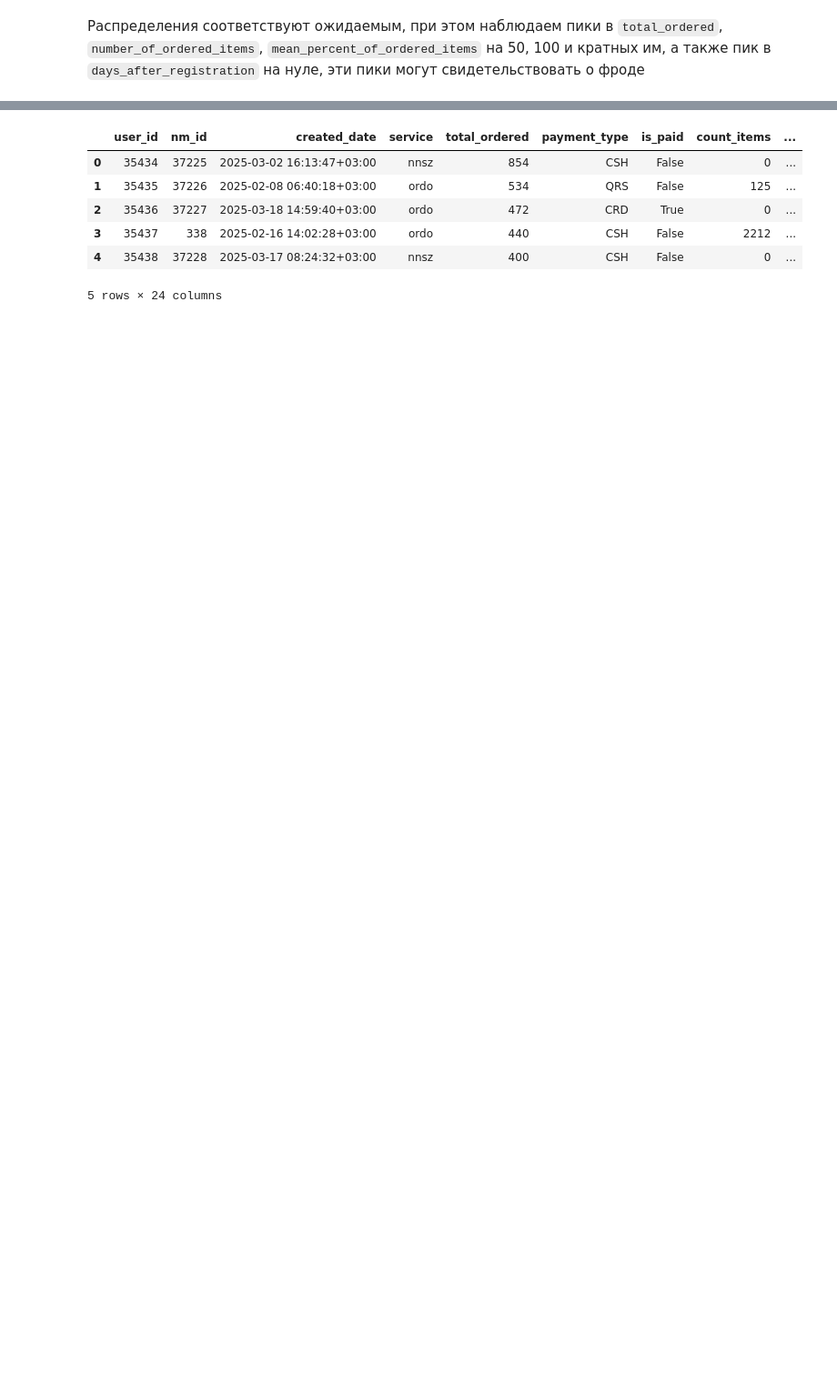
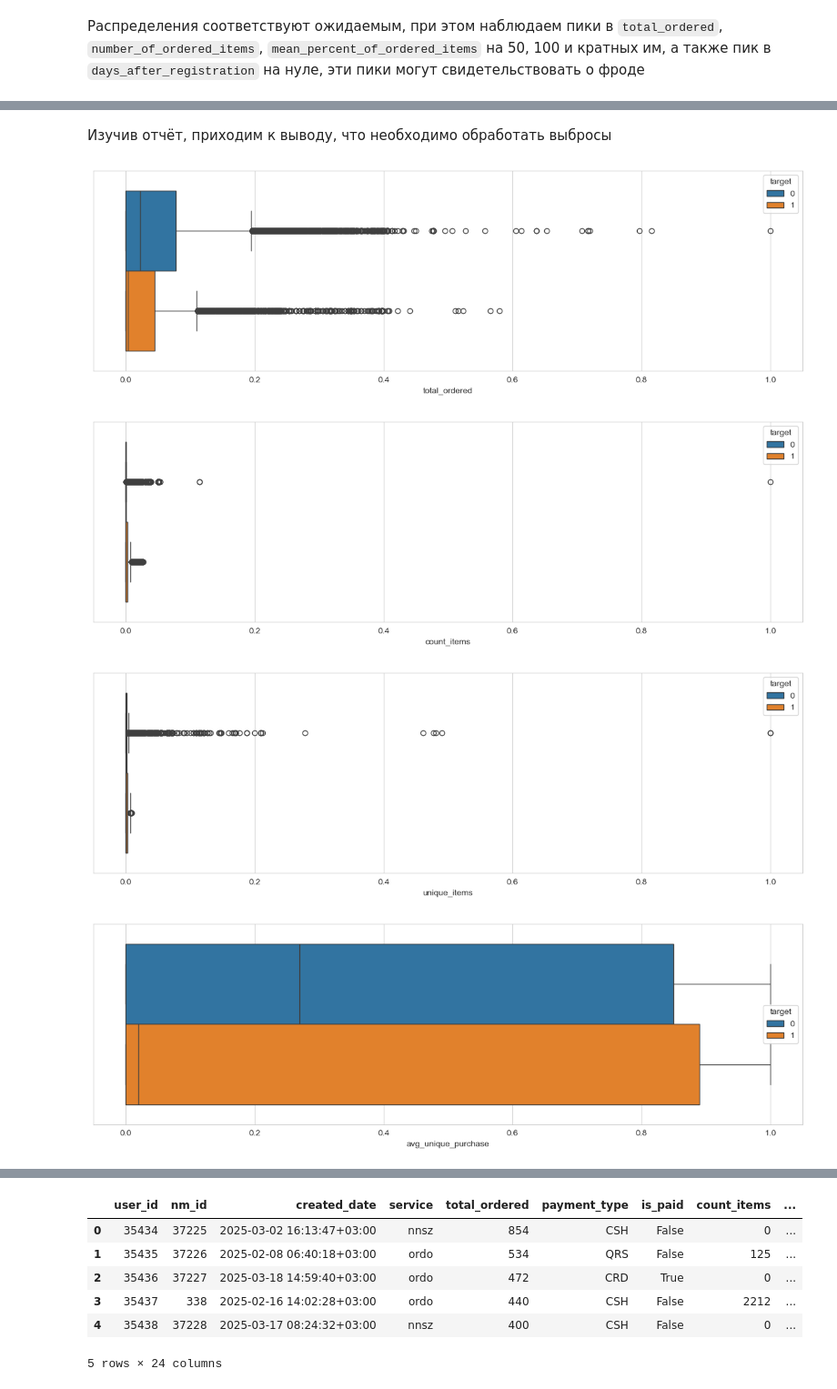
Before and after one commit to timu-ryan/wb-hackathon, a Jupyter notebook: ml/stock_detection.ipynb, the cells around one changed output, grey strips where cells are left out. Shown at 91% size. Cells and saved outputs as stored; diff of their text form; code cells hidden in the pictures; blank space fills up the shorter version.

```diff
--- a/ml/stock_detection.ipynb
+++ b/ml/stock_detection.ipynb
@@ -282,0 +295,17 @@ for i, col in enumerate(cat_columns):
+# %% [markdown]
+Изучив отчёт, приходим к выводу, что необходимо обработать выбросы
+# %%
+#Визуализация
+cols_to_boxplot= list(data_train.select_dtypes(include=['int64', 'float64', 'int32']).columns)
+cols_to_boxplot  = [x for x in cols_to_boxplot if x not in['is_courier','user_id', 'nm_id', 'target', 'weekday', 'day', 'hour']]
+for i, col in enumerate(cols_to_boxplot, 1):
+    plt.figure(figsize=(12, 4))
+    sns.boxplot(data = data_train, x= data_train[col], hue="target")
+    plt.xlabel(col)
+    plt.tight_layout()
+    plt.show()
+# %% [output]
+[figure, added]
+[figure, added]
+[figure, added]
+[figure, added]
```
Also changed, not shown: parts of 33 cells of this notebook, 1 other file.
